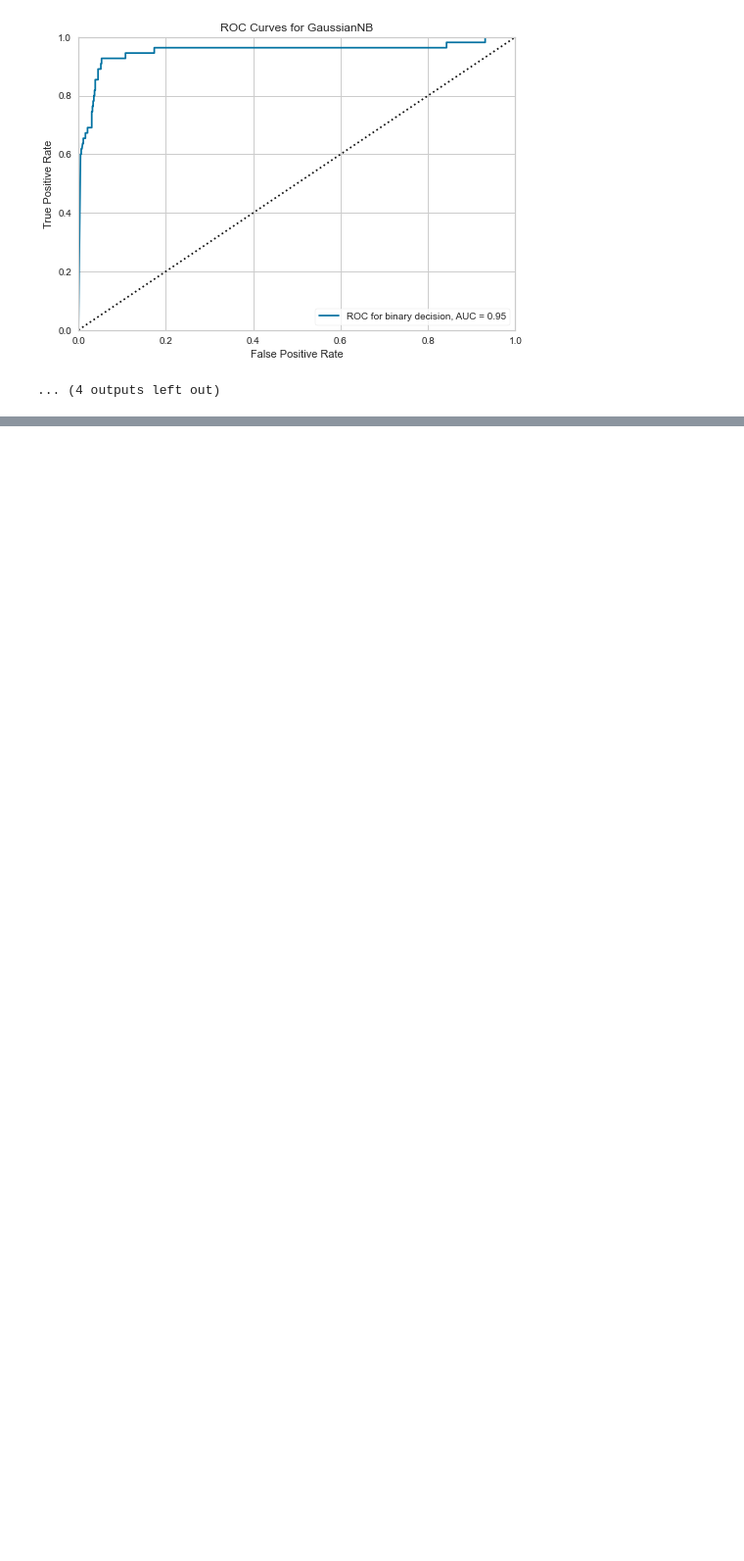
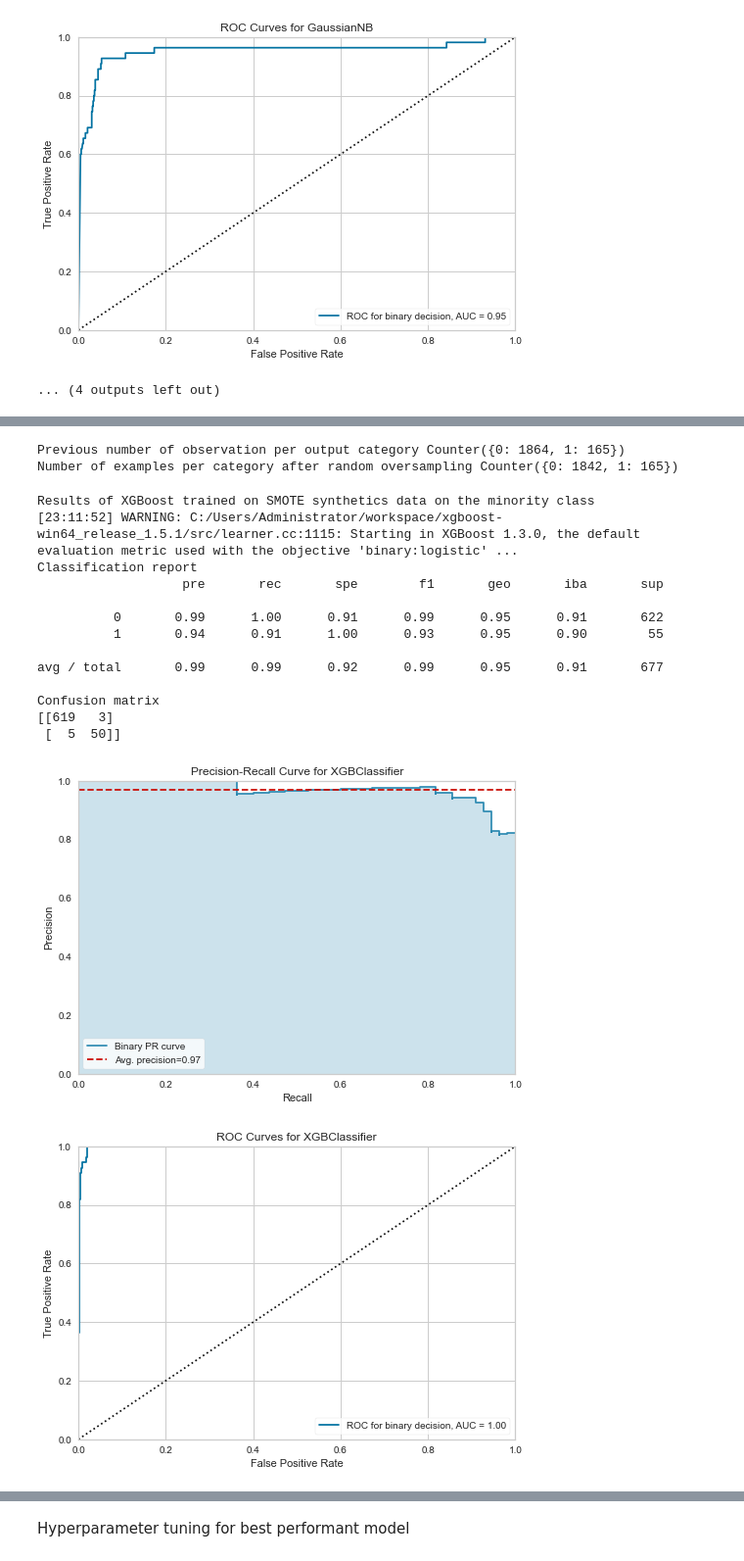
Before and after one commit to foukonana/campaign_result_prediction, a Jupyter notebook: Analysis/part3.ipynb, the cells around one changed output, grey strips where cells are left out. Shown: that part at 98% size. Saved outputs shown, nothing was run; the diff lists cells and outputs as text; code cells hidden in the pictures; blank space fills up the shorter version.

Commit message:
target class processing + modeling for imbalanced learning

```diff
--- a/Analysis/part3.ipynb
+++ b/Analysis/part3.ipynb
@@ -225,0 +334,34 @@ Confusion matrix
+# %%
+tl = TomekLinks()
+X_resampled, y_resampled = tl.fit_resample(X_train, y_train)
+
+print(f"Previous number of observation per output category {Counter(y_train)}")
+print(f"Number of examples per category after random oversampling {Counter(y_resampled)}")
+# %% [output]
+Previous number of observation per output category Counter({0: 1864, 1: 165})
+Number of examples per category after random oversampling Counter({0: 1842, 1: 165})
+# %%
+clf1 = XGBClassifier(use_label_encoder=False)
+clf2 = RandomForestClassifier()
+
+print("Results of XGBoost trained on SMOTE synthetics data on the minority class")
+y_pred_xgb, _ = visualize_prediction_results(clf1, X_resampled, y_resampled, X_test, y_test)
+
+print("Results of Random Forest trained on SMOTE synthetics data on the minority class")
+y_pred_rf, _ = visualize_prediction_results(clf2, X_resampled, y_resampled, X_test, y_test)
+# %% [output]
+Results of XGBoost trained on SMOTE synthetics data on the minority class
+[23:11:52] WARNING: C:/Users/Administrator/workspace/xgboost-win64_release_1.5.1/src/learner.cc:1115: Starting in XGBoost 1.3.0, the default evaluation metric used with the objective 'binary:logistic' ...
+Classification report
+                   pre       rec       spe        f1       geo       iba       sup
+
+          0       0.99      1.00      0.91      0.99      0.95      0.91       622
+          1       0.94      0.91      1.00      0.93      0.95      0.90        55
+
+avg / total       0.99      0.99      0.92      0.99      0.95      0.91       677
+
+Confusion matrix
+[[619   3]
+ [  5  50]]
+[figure, added]
+[figure, added]
@@ -225,0 +382,2 @@ Confusion matrix
+# %% [markdown]
+Hyperparameter tuning for best performant model
```
Also changed, not shown: parts of 7 cells of this notebook.
